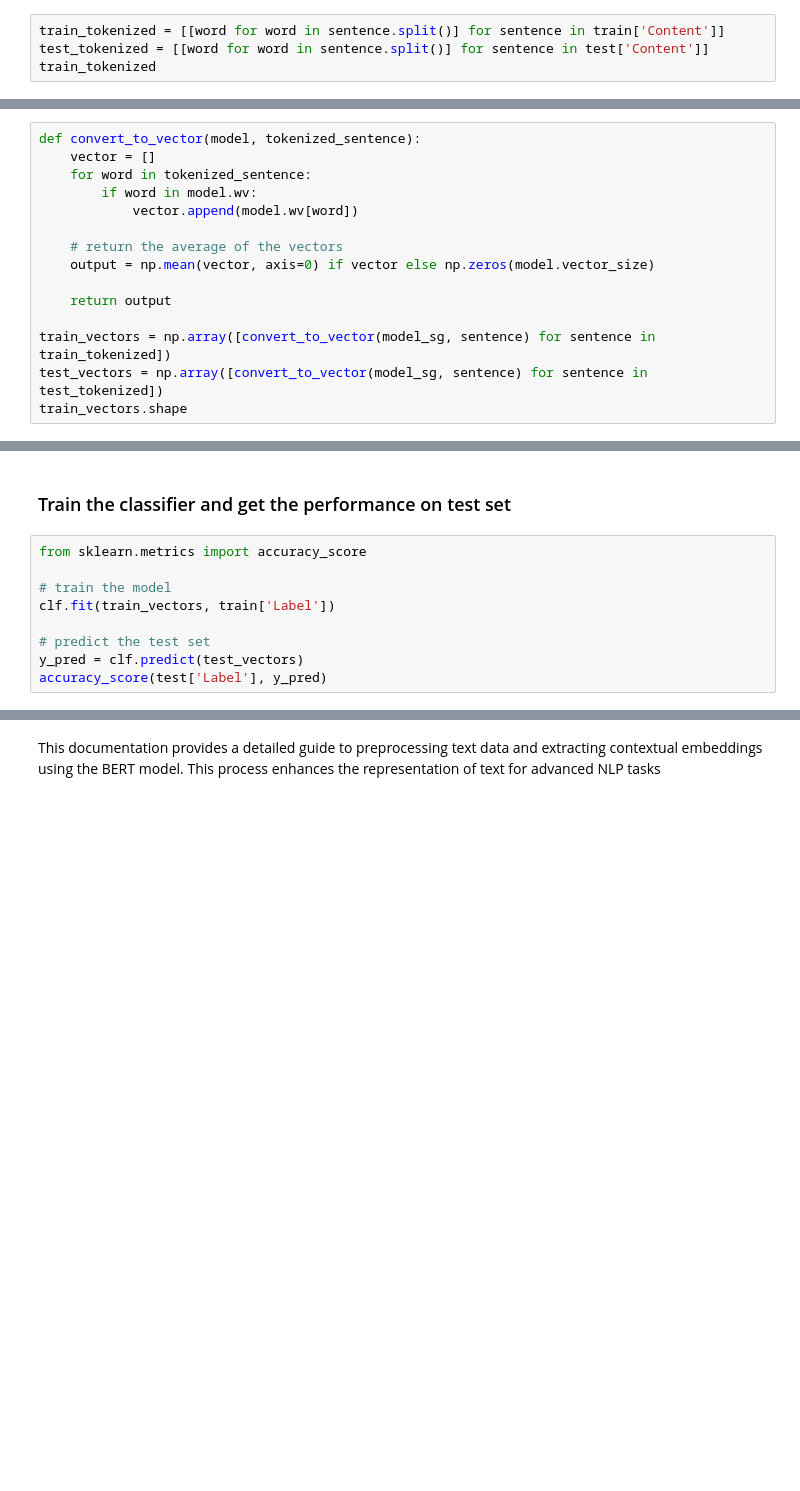
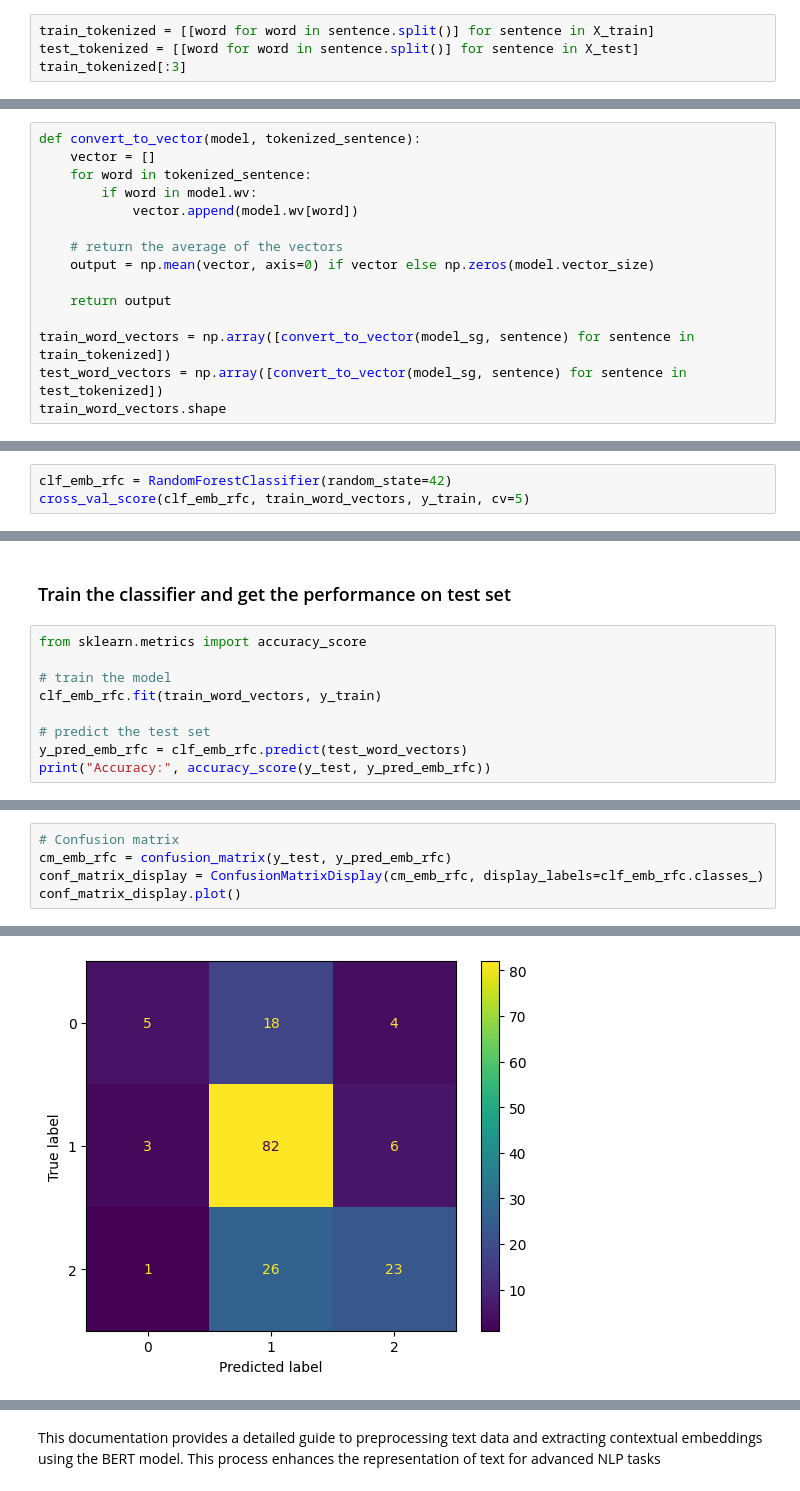
Before and after one commit to coachlivinglegend/PROG8245Project, a Jupyter notebook: Documentation.ipynb, the cells around one changed output, grey strips where cells are left out. Cells and saved outputs as stored; diff of their text form; blank space fills up the shorter version.

```diff
--- a/Documentation.ipynb
+++ b/Documentation.ipynb
@@ -477,4 +561,4 @@ train['Label'].value_counts()
 # %%
-train_tokenized = [[word for word in sentence.split()] for sentence in train['Content']]
-test_tokenized = [[word for word in sentence.split()] for sentence in test['Content']]
-train_tokenized
+train_tokenized = [[word for word in sentence.split()] for sentence in X_train]
+test_tokenized = [[word for word in sentence.split()] for sentence in X_test]
+train_tokenized[:3]
@@ -503,6 +627,6 @@ def convert_to_vector(model, tokenized_sentence):
 
     return output
 
-train_vectors = np.array([convert_to_vector(model_sg, sentence) for sentence in train_tokenized])
-test_vectors = np.array([convert_to_vector(model_sg, sentence) for sentence in test_tokenized])
-train_vectors.shape
+train_word_vectors = np.array([convert_to_vector(model_sg, sentence) for sentence in train_tokenized])
+test_word_vectors = np.array([convert_to_vector(model_sg, sentence) for sentence in test_tokenized])
+train_word_vectors.shape
@@ -516,0 +637,3 @@ cross_val_score(clf, train_vectors, train['Label'], cv=5)
+# %%
+clf_emb_rfc = RandomForestClassifier(random_state=42)
+cross_val_score(clf_emb_rfc, train_word_vectors, y_train, cv=5)
@@ -520,8 +645,8 @@ cross_val_score(clf, train_vectors, train['Label'], cv=5)
 from sklearn.metrics import accuracy_score
 
 # train the model
-clf.fit(train_vectors, train['Label'])
+clf_emb_rfc.fit(train_word_vectors, y_train)
 
 # predict the test set
-y_pred = clf.predict(test_vectors)
-accuracy_score(test['Label'], y_pred)
+y_pred_emb_rfc = clf_emb_rfc.predict(test_word_vectors)
+print("Accuracy:", accuracy_score(y_test, y_pred_emb_rfc))
@@ -527,0 +655,6 @@ accuracy_score(test['Label'], y_pred)
+# %%
+# Confusion matrix
+cm_emb_rfc = confusion_matrix(y_test, y_pred_emb_rfc)
+conf_matrix_display = ConfusionMatrixDisplay(cm_emb_rfc, display_labels=clf_emb_rfc.classes_)
+conf_matrix_display.plot()
+# %% [output]
@@ -527,0 +662 @@ accuracy_score(test['Label'], y_pred)
+[figure, added]
```
Also changed, not shown: parts of 113 cells of this notebook, 8 other files.
